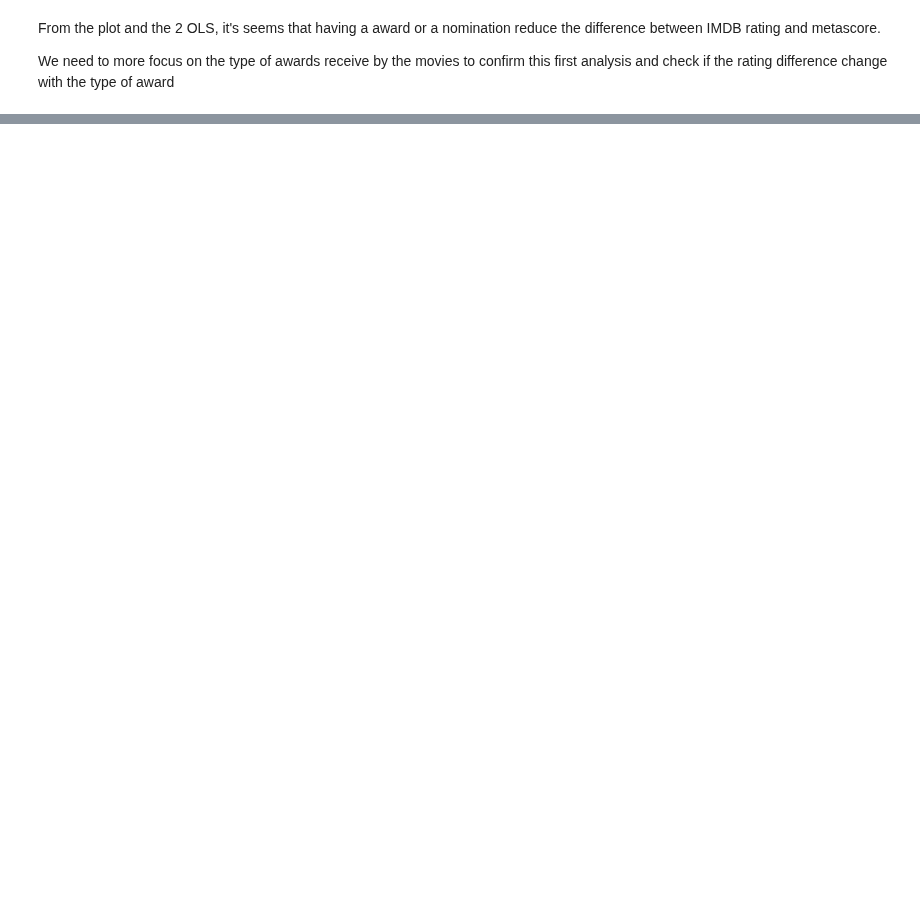
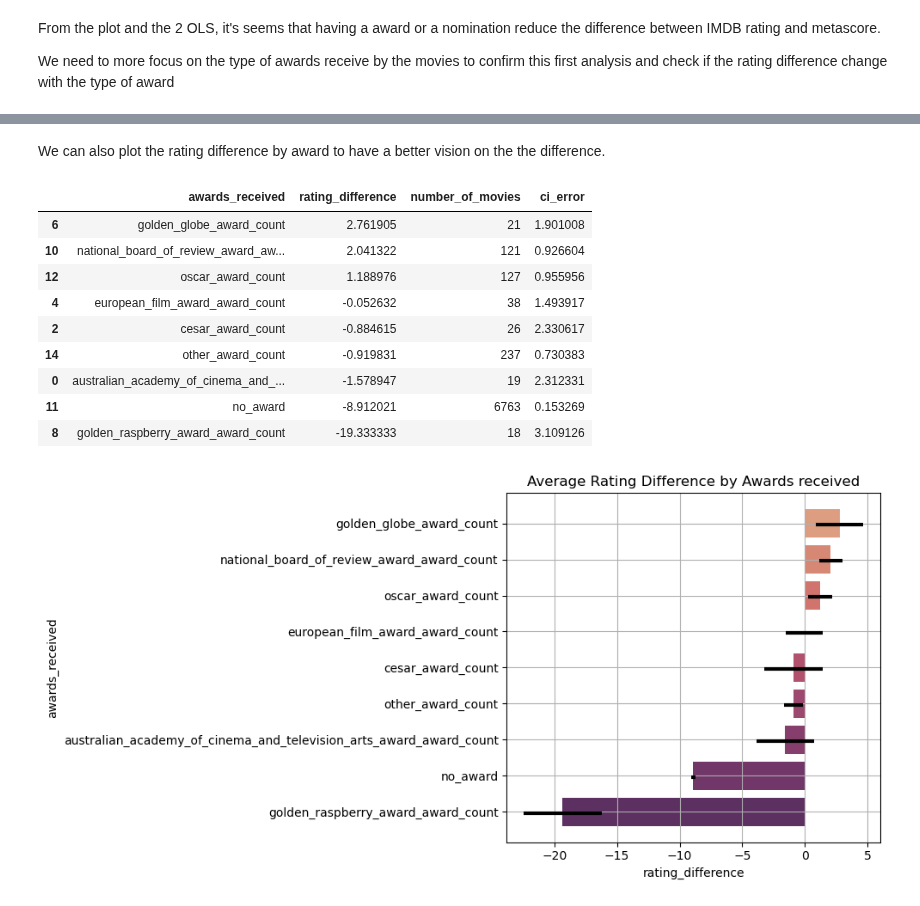
Before and after one commit to epfl-ada/ada-2023-project-radatouille, a Jupyter notebook: milestone_3-award.ipynb, the cells around one changed output, grey strips where cells are left out. Saved outputs shown, nothing was run; the diff lists cells and outputs as text; code cells hidden in the pictures; blank space fills up the shorter version.

```diff
--- a/milestone_3-award.ipynb
+++ b/milestone_3-award.ipynb
@@ -225,0 +363,26 @@ We need to more focus on the type of awards receive by the movies to confirm thi
+# %% [markdown]
+We can also plot the rating difference by award to have a better vision on the the difference.
+# %%
+movies_awards_explode_groupby = movies_awards_explode.groupby('awards_received')['rating_difference'].agg(['mean', 'count', 'sem']).reset_index()
+movies_awards_explode_groupby = movies_awards_explode_groupby.rename(columns={'mean': 'rating_difference', 'count': 'number_of_movies', 'sem': 'ci_error'})
+movies_awards_explode_groupby = movies_awards_explode_groupby.sort_values(by='rating_difference', ascending=False)
+
+#keep only awards_received with name end with award_count and name is no_award
+award_to_keep = movies_awards_explode_groupby['awards_received'].str.endswith('award_count') | (movies_awards_explode_groupby['awards_received'] == 'no_award')
+
+movies_awards_explode_groupby = movies_awards_explode_groupby[award_to_keep]
+display(movies_awards_explode_groupby)
+
+utils.plot_results(movies_awards_explode_groupby, 'awards_received', 'rating_difference', 'Average Rating Difference by Awards received')
+# %% [output]
+|  | awards_received | rating_difference | number_of_movies | ci_error |
+| 6 | golden_globe_award_count | 2.761905 | 21 | 1.901008 |
+| 10 | national_board_of_review_award_aw... | 2.041322 | 121 | 0.926604 |
+| 12 | oscar_award_count | 1.188976 | 127 | 0.955956 |
+| 4 | european_film_award_award_count | -0.052632 | 38 | 1.493917 |
+| 2 | cesar_award_count | -0.884615 | 26 | 2.330617 |
+| 14 | other_award_count | -0.919831 | 237 | 0.730383 |
+| 0 | australian_academy_of_cinema_and_... | -1.578947 | 19 | 2.312331 |
+| 11 | no_award | -8.912021 | 6763 | 0.153269 |
+| 8 | golden_raspberry_award_award_count | -19.333333 | 18 | 3.109126 |
+[figure, added]
```
Also changed, not shown: parts of 21 cells of this notebook, 1 other file.
